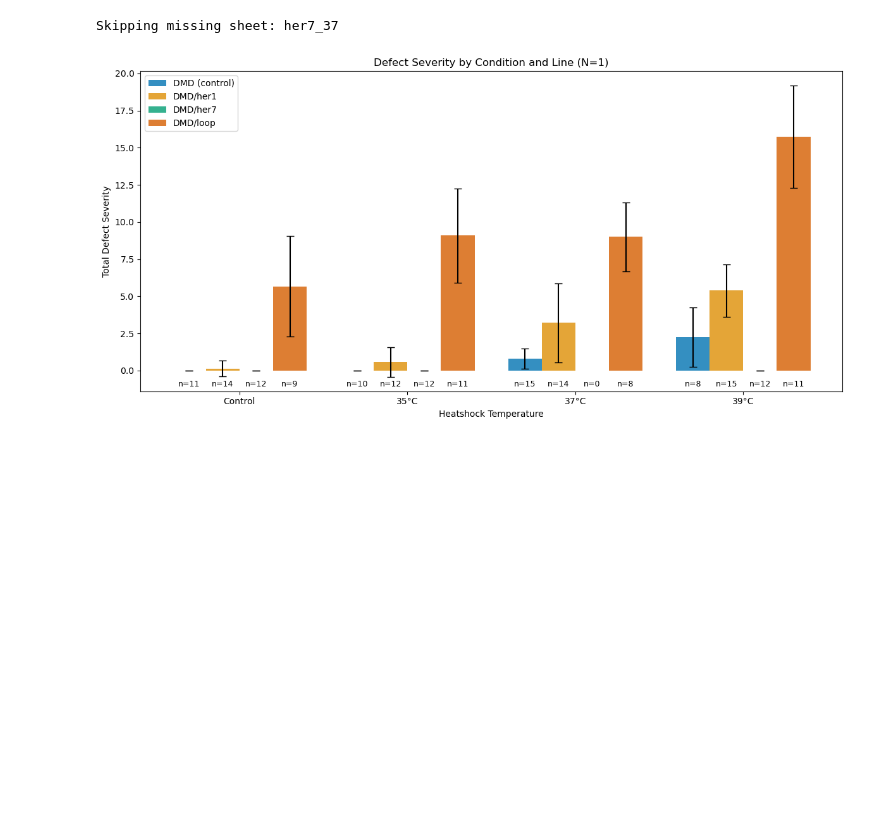
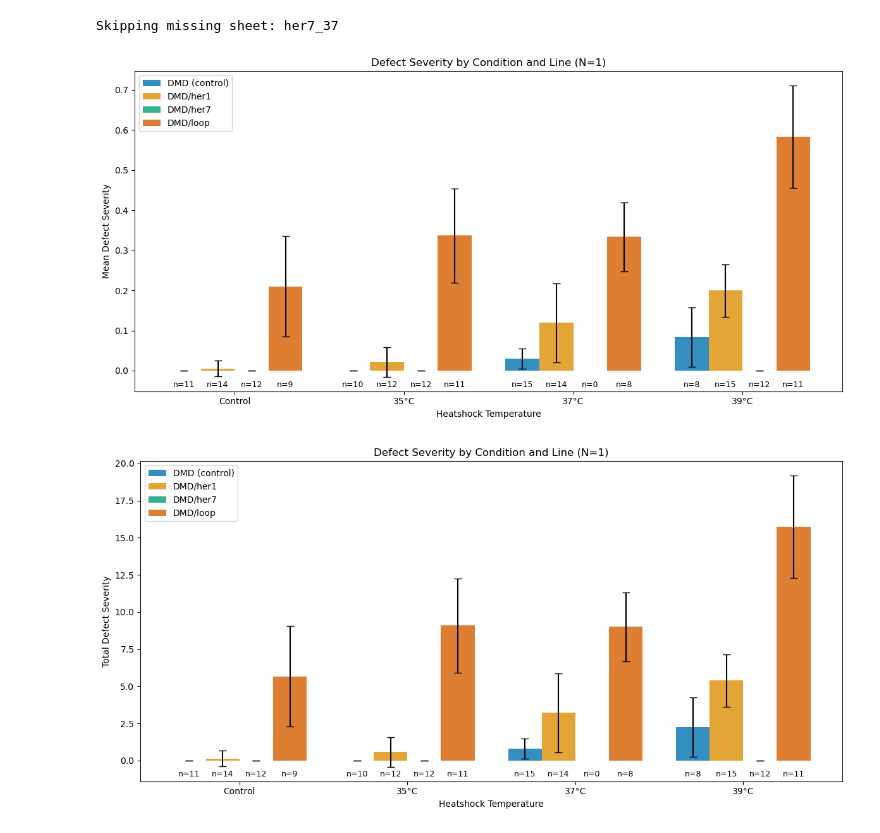
Before and after one commit to cepittet/heating_zebrafish, a Jupyter notebook: ploting.ipynb, the cells around one changed output. Drawn from its saved outputs; the diff is of its cells as text; code cells hidden in the pictures; blank space fills up the shorter version.

Commit message:
Total and mean defect barplot

```diff
--- a/ploting.ipynb
+++ b/ploting.ipynb
@@ -46,8 +46,68 @@ line_mapping = {
 }
 
 all_data['Line'] = all_data['Line'].replace(line_mapping)
+
+# Select the segment columns
+value_cols = [col for col in all_data.columns if isinstance(col, int)]
+
+# Compute the row-wise mean
+all_data['mean'] = all_data[value_cols].mean(axis=1)
 # %% [output]
 Skipping missing sheet: her7_37
+# %%
+conditions = all_data['Condition'].unique()
+lines = ['DMD (control)', 'DMD/her1', 'DMD/her7', 'DMD/loop']
+colors = sns.color_palette("colorblind", n_colors=4)
+# X positions for the groups (conditions)
+x = np.arange(len(conditions))
+
+# Width of each bar inside the group
+width = 0.2
+
+plt.figure(figsize=(12, 6))
+
+for i, line in enumerate(lines):
+    subset = all_data[all_data['Line'] == line]
+
+    # Compute statistics in same condition order
+    means = subset.groupby('Condition')['mean'].mean().reindex(conditions)
+    stds = subset.groupby('Condition')['mean'].std().reindex(conditions)
+    counts = subset.groupby('Condition')['mean'].count().reindex(conditions).fillna(0)
+
+    xs = x + i * width - width * 1.5
+
+    # Shift each line’s bar group to the left or right
+    bars = plt.bar(
+        xs,
+        means,
+        yerr=stds,
+        width=width,
+        color=colors[i],
+        alpha=0.8,
+        label=line,
+        capsize=4
+    )
+    # Add embryo counts below bars
+    for bar, count in zip(bars, counts):
+        height = -0.045
+        plt.text(
+            bar.get_x() + bar.get_width() / 2,
+            height,
+            f"n={count:.0f}",
+            ha='center',
+            va='bottom',
+            fontsize=9,
+        )
+plt.xticks(x, conditions)
+plt.xlabel('Heatshock Temperature')
+plt.ylabel('Mean Defect Severity')
+plt.title('Defect Severity by Condition and Line (N=1)')
+plt.legend()
+plt.tight_layout()
+plt.savefig('Plots/mean_defect_severity_barplot.png', dpi=600)
+plt.show()
+# %% [output]
+[figure, added]
 # %%
 conditions = all_data['Condition'].unique()
 lines = ['DMD (control)', 'DMD/her1', 'DMD/her7', 'DMD/loop']
```
Also changed, not shown: parts of 1 cell of this notebook, 2 other files.
